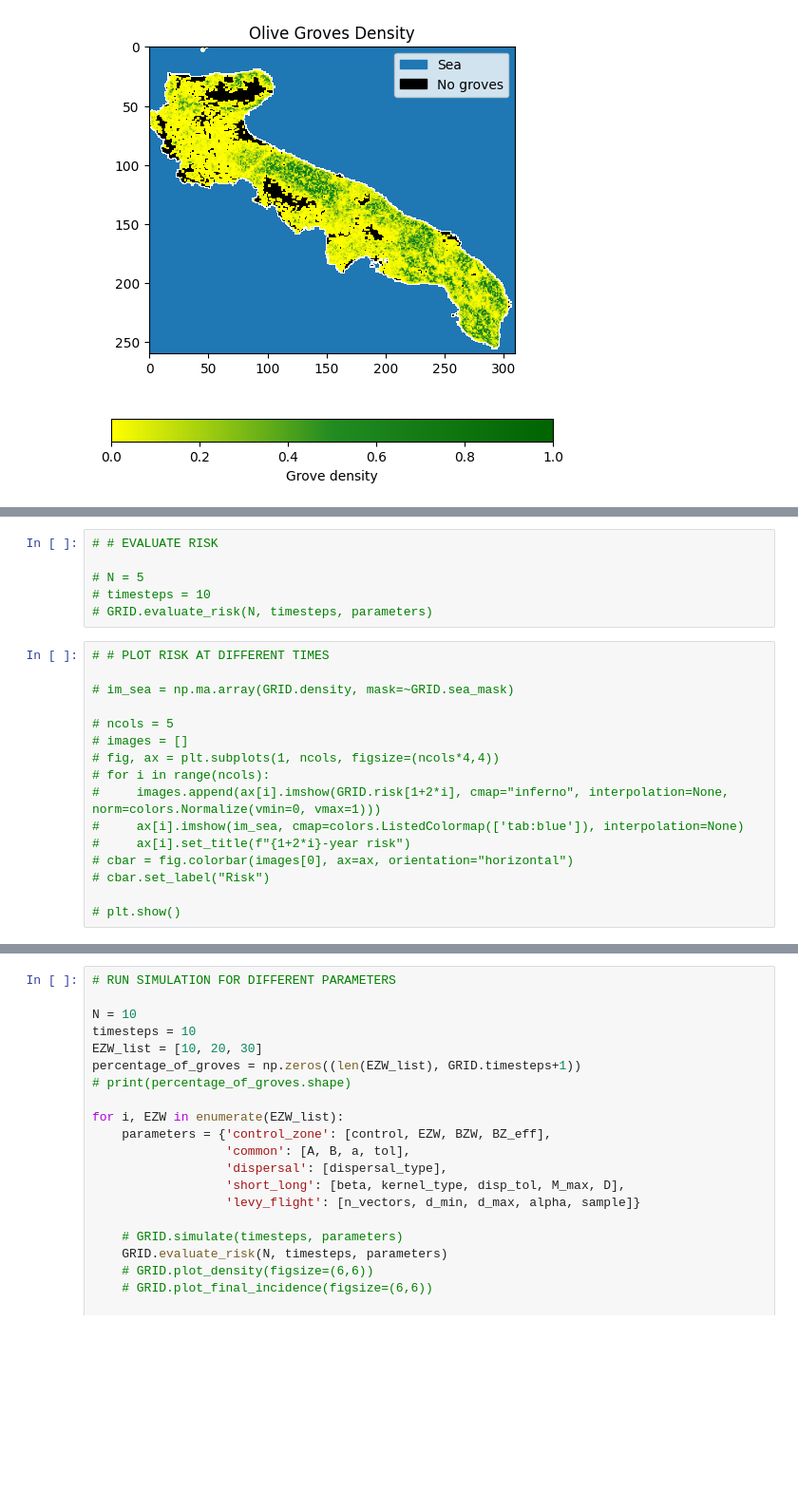
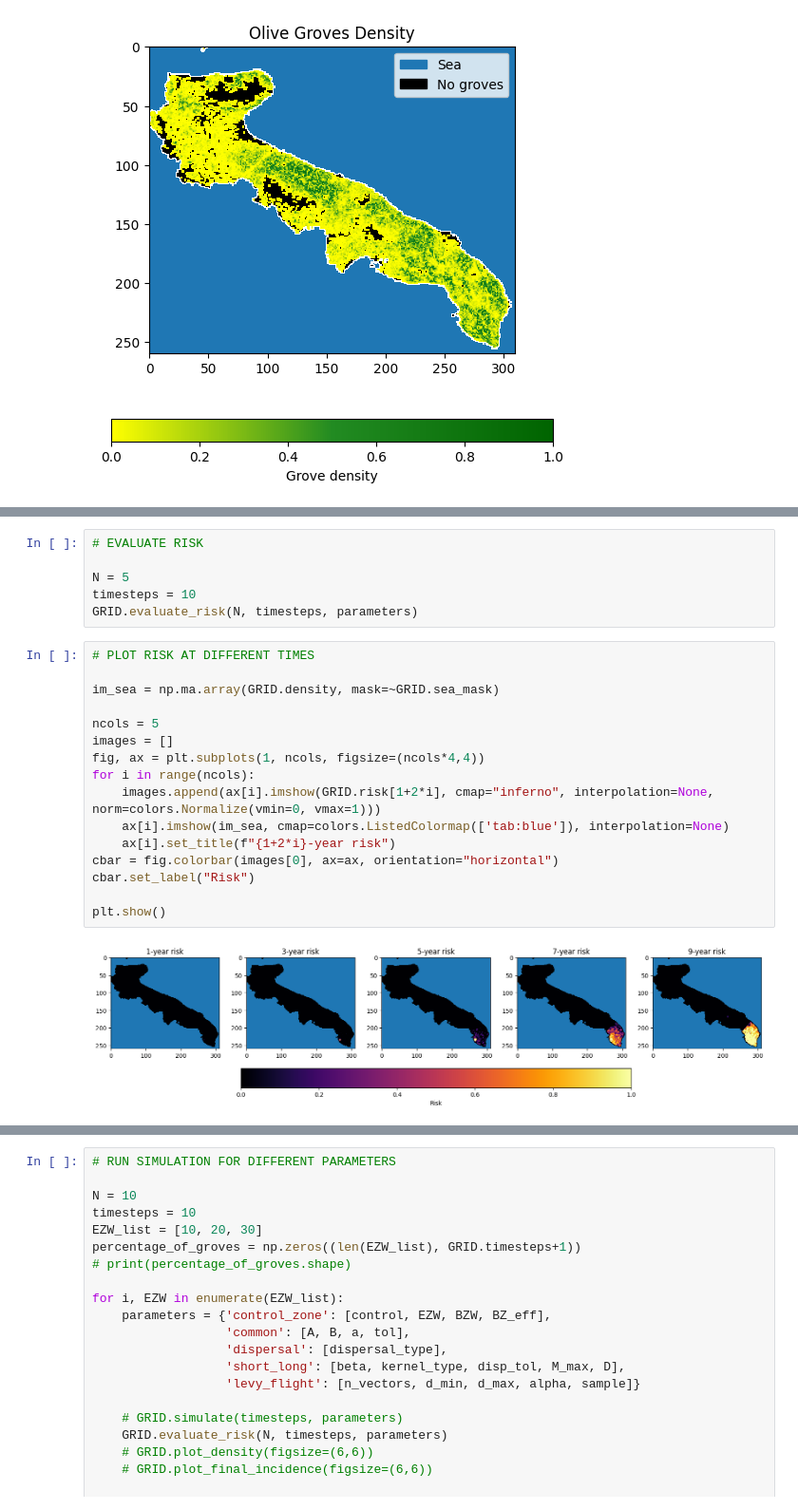
Before and after one commit to LeonMengoni/Xylella-Fastidiosa, a Jupyter notebook: Xylella_simulation.ipynb, the cells around one changed output, grey strips where cells are left out. Shown at 95% size. Drawn from its saved outputs; the diff is of its cells as text; blank space fills up the shorter version.

```diff
--- a/Xylella_simulation.ipynb
+++ b/Xylella_simulation.ipynb
@@ -77,23 +156,25 @@ GRID.plot_final_incidence(figsize=(6,6))
 # %%
-# # EVALUATE RISK
+# EVALUATE RISK
 
-# N = 5
-# timesteps = 10
-# GRID.evaluate_risk(N, timesteps, parameters)
+N = 5
+timesteps = 10
+GRID.evaluate_risk(N, timesteps, parameters)
 # %%
-# # PLOT RISK AT DIFFERENT TIMES
+# PLOT RISK AT DIFFERENT TIMES
 
-# im_sea = np.ma.array(GRID.density, mask=~GRID.sea_mask)
+im_sea = np.ma.array(GRID.density, mask=~GRID.sea_mask)
 
-# ncols = 5
-# images = []
-# fig, ax = plt.subplots(1, ncols, figsize=(ncols*4,4))
-# for i in range(ncols):
-#     images.append(ax[i].imshow(GRID.risk[1+2*i], cmap="inferno", interpolation=None, norm=colors.Normalize(vmin=0, vmax=1)))
-#     ax[i].imshow(im_sea, cmap=colors.ListedColormap(['tab:blue']), interpolation=None)
-#     ax[i].set_title(f"{1+2*i}-year risk")
-# cbar = fig.colorbar(images[0], ax=ax, orientation="horizontal")
-# cbar.set_label("Risk")
+ncols = 5
+images = []
+fig, ax = plt.subplots(1, ncols, figsize=(ncols*4,4))
+for i in range(ncols):
+    images.append(ax[i].imshow(GRID.risk[1+2*i], cmap="inferno", interpolation=None, norm=colors.Normalize(vmin=0, vmax=1)))
+    ax[i].imshow(im_sea, cmap=colors.ListedColormap(['tab:blue']), interpolation=None)
+    ax[i].set_title(f"{1+2*i}-year risk")
+cbar = fig.colorbar(images[0], ax=ax, orientation="horizontal")
+cbar.set_label("Risk")
 
-# plt.show()
+plt.show()
+# %% [output]
+[figure, added]
 # %%
```
Also changed, not shown: parts of 16 cells of this notebook, 1 other file.
